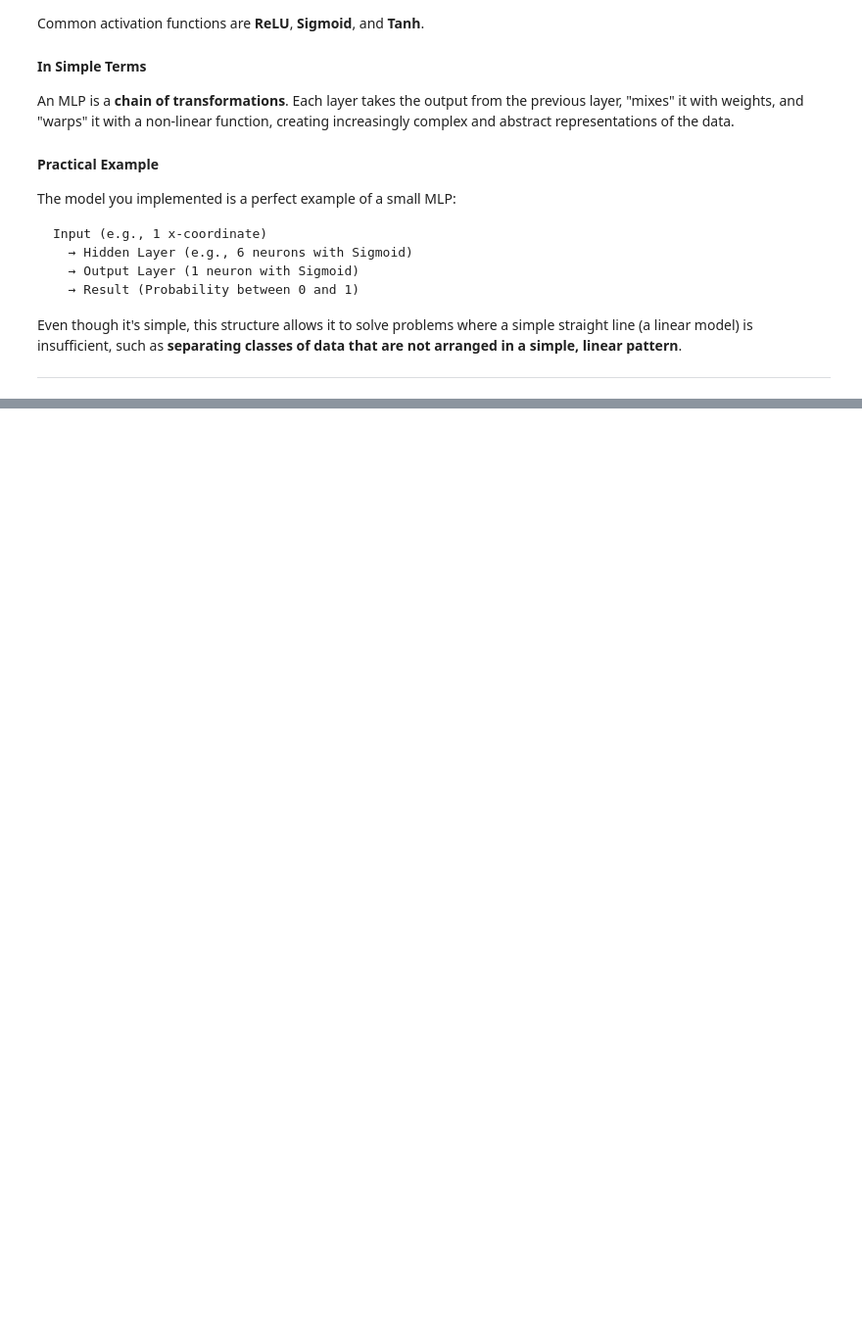
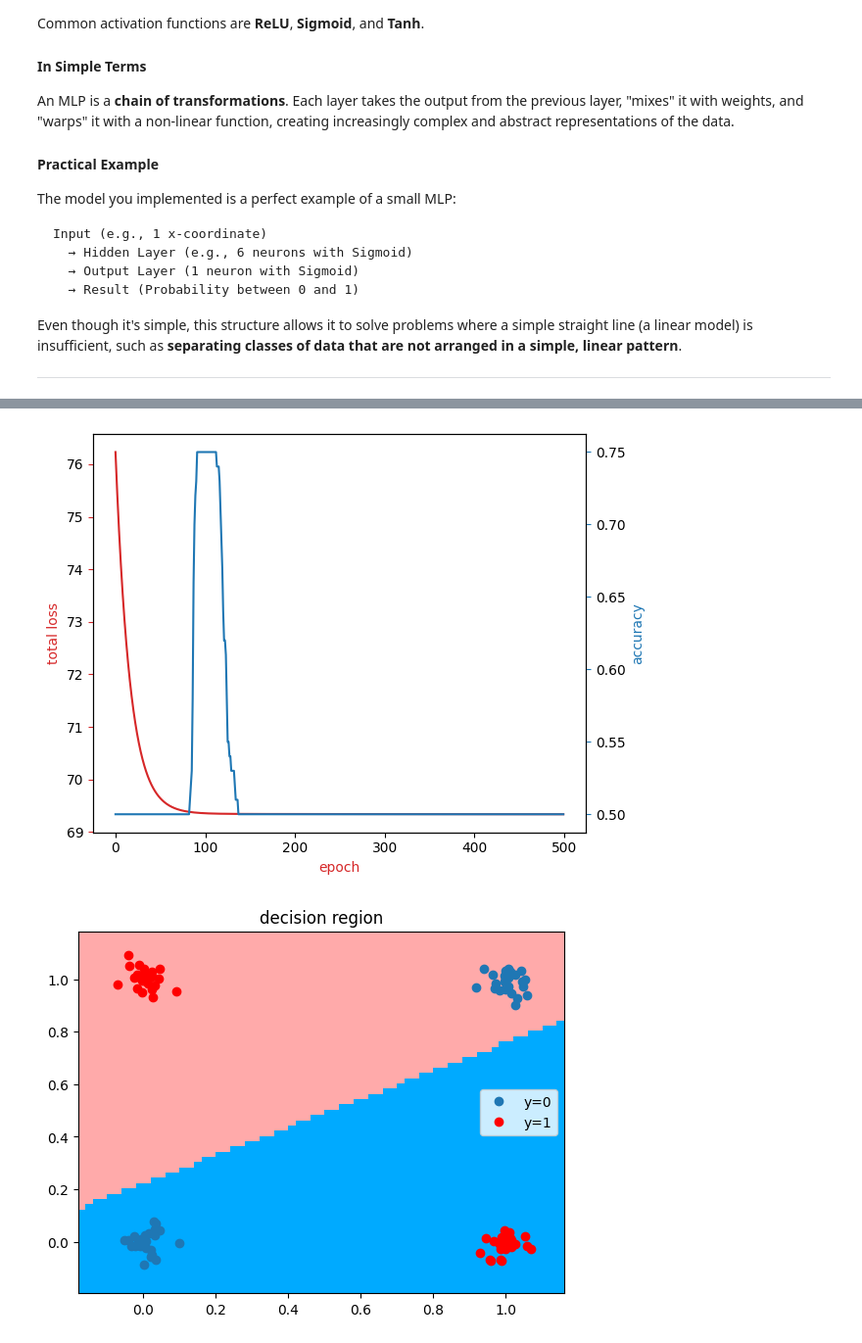
Before and after one commit to Mike014/My_AI_Engineer_Portfolio_Projects, a Jupyter notebook: Deep_Learning/PyTorch_NN/Shallow_Neural_Network/recap.ipynb, the cells around one changed output, grey strips where cells are left out. Shown at 98% size. Cells and saved outputs as stored; diff of their text form; code cells hidden in the pictures; blank space fills up the shorter version.

```diff
--- a/Deep_Learning/PyTorch_NN/Shallow_Neural_Network/recap.ipynb
+++ b/Deep_Learning/PyTorch_NN/Shallow_Neural_Network/recap.ipynb
@@ -403,0 +413,23 @@ Even though it's simple, this structure allows it to solve problems where a simp
+# %%
+# Calculate the accuracy
+
+def accuracy(model, data_set):
+    return np.mean(data_set.y.view(-1).numpy() == (model(data_set.x)[:, 0] > 0.5).numpy())
+# %%
+# Define the class Net with one hidden layer
+
+class Net(nn.Module):
+
+    # Constructor
+    def __init__(self, D_in, H, D_out):
+        super(Net, self).__init__()
+        #hidden layer
+        self.linear1 = nn.Linear(D_in, H)
+        #output layer
+        self.linear2 = nn.Linear(H, D_out)
+
+    # Prediction
+    def forward(self, x):
+        x = torch.sigmoid(self.linear1(x))
+        x = torch.sigmoid(self.linear2(x))
+        return x
@@ -403,0 +518,15 @@ Even though it's simple, this structure allows it to solve problems where a simp
+# %%
+# One Neuron
+model = Net(2, 1, 1) # H is the number of neurons
+# %%
+# Train the model
+
+learning_rate = 0.001
+criterion = nn.BCELoss()
+optimizer = torch.optim.SGD(model.parameters(), lr=learning_rate)
+train_loader = DataLoader(dataset=data_set, batch_size=1)
+LOSS12 = train(data_set, model, criterion, train_loader, optimizer, epochs=500)
+plot_decision_regions_2class(model, data_set)
+# %% [output]
+[figure, added]
+[figure, added]
```
Also changed, not shown: parts of 30 cells of this notebook, 9 other files.
